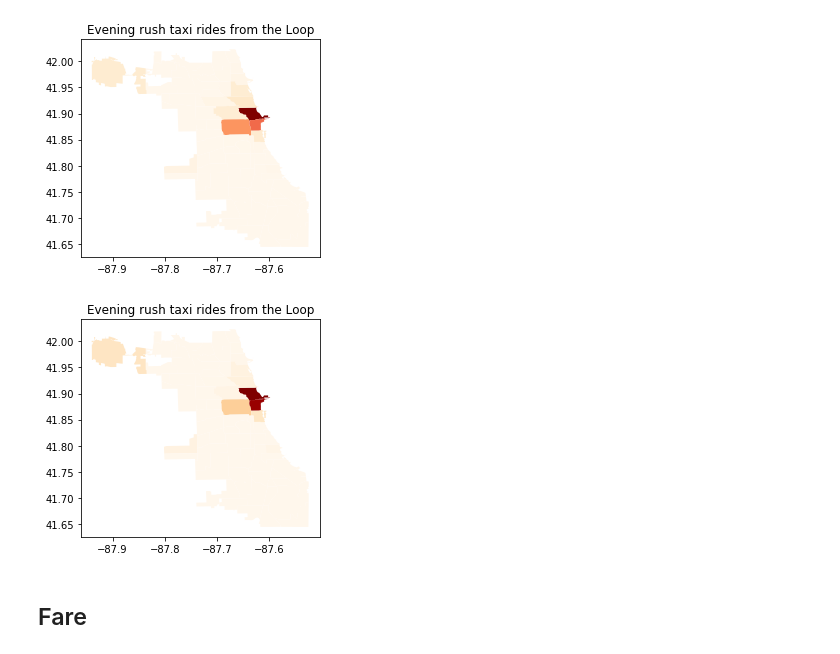
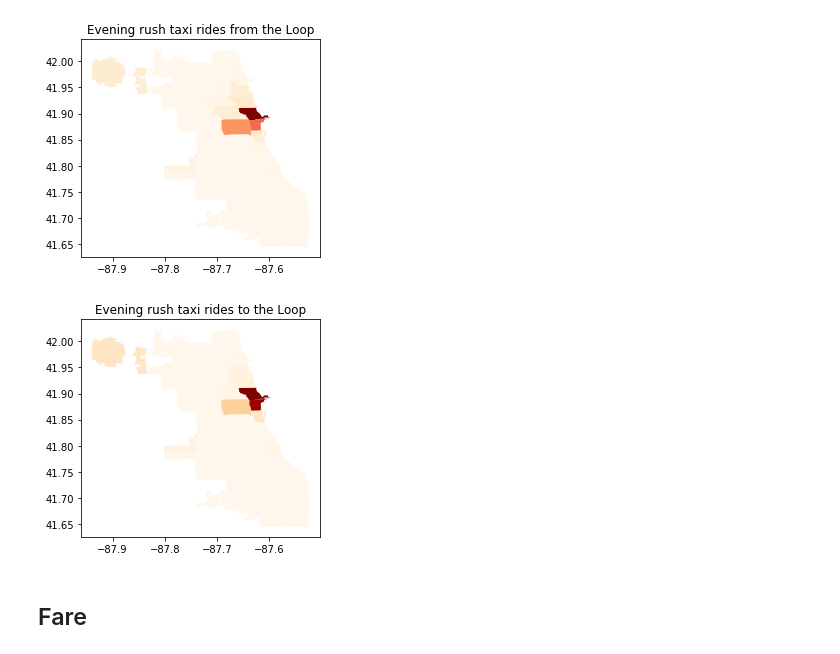
Before and after one commit to Inoueian/chicago-taxi, a Jupyter notebook: chicago-taxi_full_1.ipynb, the cells around one changed output. Drawn from its saved outputs; the diff is of its cells as text; code cells hidden in the pictures.

Commit message:
fix figure

```diff
--- a/chicago-taxi_full_1.ipynb
+++ b/chicago-taxi_full_1.ipynb
@@ -174,12 +175,12 @@ plt.show()
 # %%
 chi_map['To_Loop'] = to_Loop
 
 chi_map.plot(column='To_Loop', cmap='OrRd')
-plt.title('Evening rush taxi rides from the Loop')
+plt.title('Evening rush taxi rides to the Loop')
 plt.savefig('Figs/evening_taxi_to_Loop_full.png')
 plt.show()
 # %% [output]
-[figure, old version]
+[figure, new version]
 # %% [markdown]
 ## Fare
 # %%
```
Also changed, not shown: parts of 13 cells of this notebook, 1 other file.
